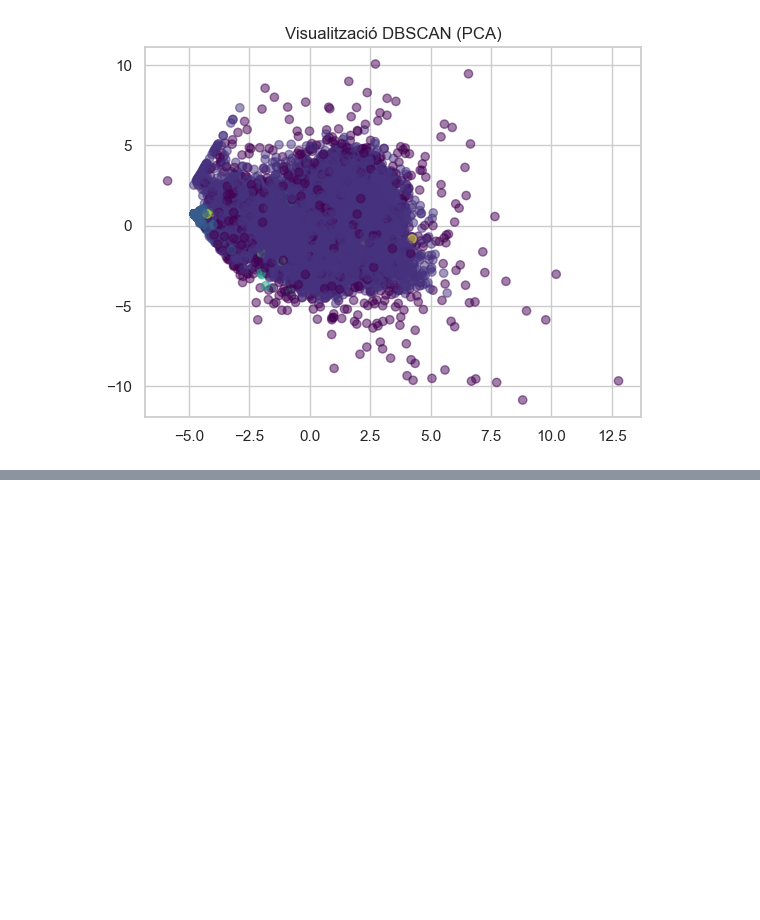
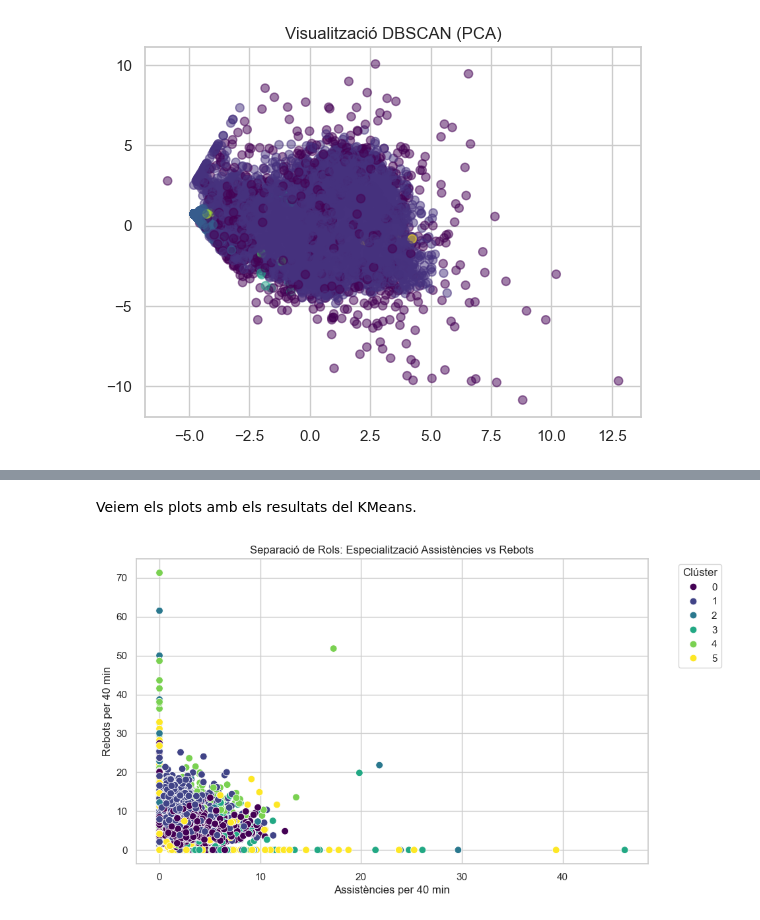
Before and after one commit to isaacruiiizz/M5072_Ap1_PauMiro_IsaacRuiz, a Jupyter notebook: Docs/Python/Part2&3/kmeansClustering.ipynb, the cells around one changed output, grey strips where cells are left out. Cells and saved outputs as stored; diff of their text form; code cells hidden in the pictures; blank space fills up the shorter version.

```diff
--- a/Docs/Python/Part2/kmeansClustering.ipynb
+++ b/Docs/Python/Part2&3/kmeansClustering.ipynb
@@ -209,0 +243,12 @@ Jugadors marcats com a soroll: 1006
+# %% [markdown]
+Veiem els plots amb els resultats del KMeans.
+# %%
+plt.figure(figsize=(10, 6))
+sns.scatterplot(data=df, x='ast_p40', y='trb_p40', hue='cluster', palette='viridis', s=60)
+plt.title('Separació de Rols: Especialització Assistències vs Rebots')
+plt.xlabel('Assistències per 40 min')
+plt.ylabel('Rebots per 40 min')
+plt.legend(title='Clúster', bbox_to_anchor=(1.05, 1), loc='upper left')
+plt.show()
+# %% [output]
+[figure, added]
```
Also changed, not shown: parts of 9 cells of this notebook, 6 other files.
